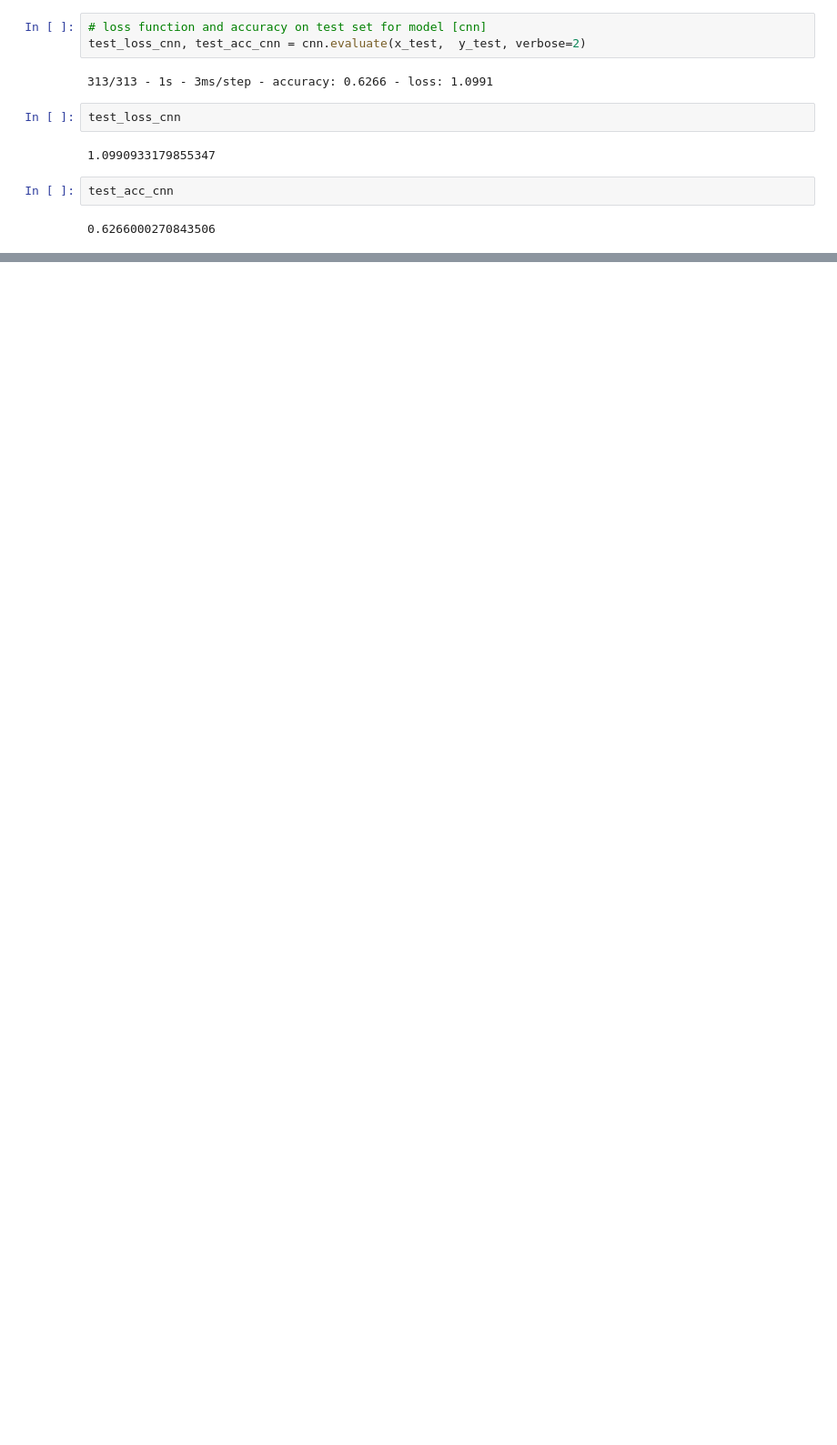
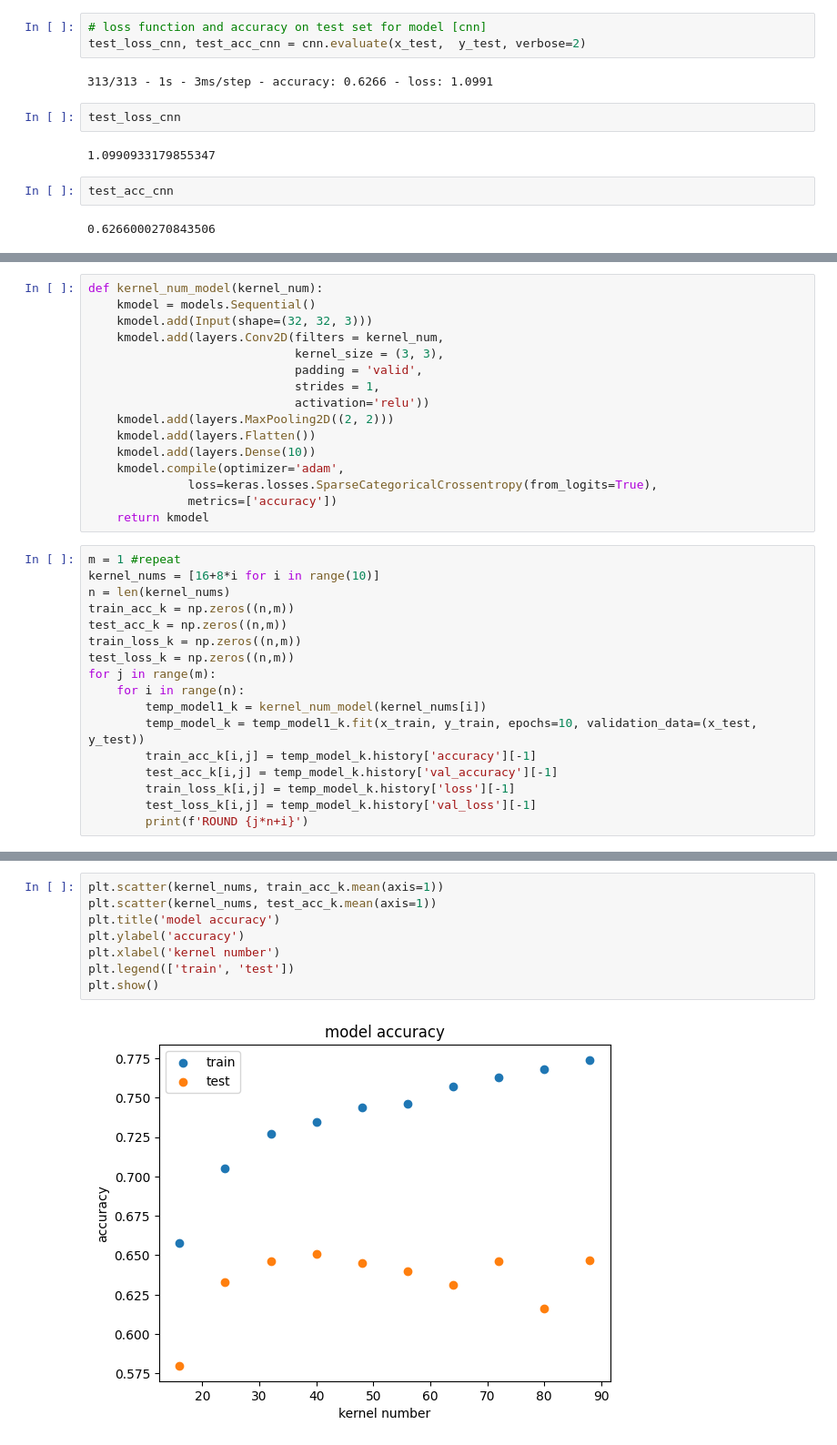
Before and after one commit to Swinkawkrawacie/Machine_learning, a Jupyter notebook: assignment_4.ipynb, the cells around one changed output, grey strips where cells are left out. Shown: that part at 91% size. Drawn from its saved outputs; the diff is of its cells as text; blank space fills up the shorter version.

Commit message:
Tests for assignment 4 (#2)
10 epochs

```diff
--- a/assignment_4.ipynb
+++ b/assignment_4.ipynb
@@ -240,0 +159,33 @@ plt.legend(loc='lower right')
+# %%
+def kernel_num_model(kernel_num):
+    kmodel = models.Sequential()
+    kmodel.add(Input(shape=(32, 32, 3)))
+    kmodel.add(layers.Conv2D(filters = kernel_num,
+                             kernel_size = (3, 3),
+                             padding = 'valid',
+                             strides = 1,
+                             activation='relu'))
+    kmodel.add(layers.MaxPooling2D((2, 2)))
+    kmodel.add(layers.Flatten())
+    kmodel.add(layers.Dense(10))
+    kmodel.compile(optimizer='adam',
+              loss=keras.losses.SparseCategoricalCrossentropy(from_logits=True),
+              metrics=['accuracy'])
+    return kmodel
+# %%
+m = 1 #repeat
+kernel_nums = [16+8*i for i in range(10)]
+n = len(kernel_nums)
+train_acc_k = np.zeros((n,m))
+test_acc_k = np.zeros((n,m))
+train_loss_k = np.zeros((n,m))
+test_loss_k = np.zeros((n,m))
+for j in range(m):
+    for i in range(n):
+        temp_model1_k = kernel_num_model(kernel_nums[i])
+        temp_model_k = temp_model1_k.fit(x_train, y_train, epochs=10, validation_data=(x_test, y_test))
+        train_acc_k[i,j] = temp_model_k.history['accuracy'][-1]
+        test_acc_k[i,j] = temp_model_k.history['val_accuracy'][-1]
+        train_loss_k[i,j] = temp_model_k.history['loss'][-1]
+        test_loss_k[i,j] = temp_model_k.history['val_loss'][-1]
+        print(f'ROUND {j*n+i}')
@@ -240,0 +215,10 @@ plt.legend(loc='lower right')
+# %%
+plt.scatter(kernel_nums, train_acc_k.mean(axis=1))
+plt.scatter(kernel_nums, test_acc_k.mean(axis=1))
+plt.title('model accuracy')
+plt.ylabel('accuracy')
+plt.xlabel('kernel number')
+plt.legend(['train', 'test'])
+plt.show()
+# %% [output]
+[figure, added]
```
Also changed, not shown: parts of 34 cells of this notebook.
